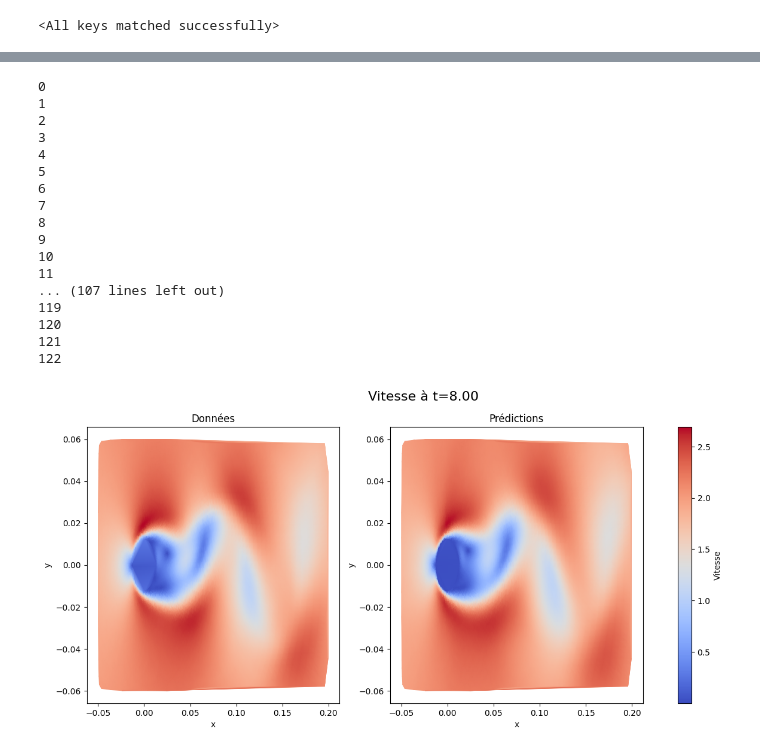
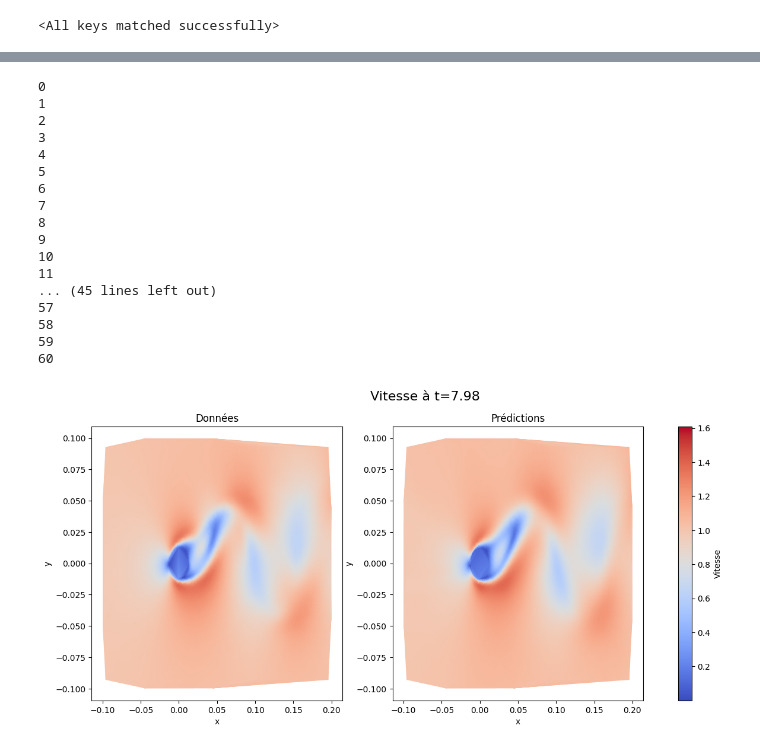
Before and after one commit to hpavy/21_moving_points, a Jupyter notebook: plot_data_ensemble.ipynb, the cells around one changed output, grey strips where cells are left out. Cells and saved outputs as stored; diff of their text form; code cells hidden in the pictures.

```diff
--- a/plot_data_ensemble.ipynb
+++ b/plot_data_ensemble.ipynb
@@ -15,13 +15,13 @@ with open("results/1_first_try" + "/hyper_param.json", "r") as file:
     hyper_param = json.load(file)
 
 model = PINNs(hyper_param)
-checkpoint = torch.load('results/1_first_try'+'/model_weights.pth', map_location=torch.device('cpu'))
+checkpoint = torch.load('results/1_first_try/epoch450'+'/model_weights.pth', map_location=torch.device('cpu'))
 model.load_state_dict(checkpoint['model_state_dict'])
 # %% [output]
 <All keys matched successfully>
 # %%
 param_adim = {
-    'V':2,
+    'V':1,
     'L':0.025,
     'rho': 1.2
 }
@@ -41,6 +41,9 @@ v_pred = (v_norm_pred*mean_std['v_std'] + mean_std['v_mean'])*param_adim['V']
 p_pred =( p_norm_pred*mean_std['p_std'] + mean_std['p_mean'])*((param_adim['L']**2) * param_adim['rho'])
 norme_vitesse_pred = np.sqrt(u_pred**2 + v_pred**2)
 # %%
+x_data = (X_full[:, 0]*mean_std['x_std'] + mean_std['x_mean'])*param_adim['L']
+y_data = (X_full[:, 1]*mean_std['y_std'] + mean_std['y_mean'])*param_adim['L']
+t_data = (X_full[:, 2]*mean_std['t_std'] + mean_std['t_mean'])*(param_adim['L']/param_adim['V'])
 u_data = (U_full[:,0]*mean_std['u_std'] + mean_std['u_mean'])*param_adim['V']
 v_data = (U_full[:,1]*mean_std['v_std'] + mean_std['v_mean'])*param_adim['V']
 p_data =( U_full[:,2]*mean_std['p_std'] + mean_std['p_mean'])*((param_adim['L']**2) * param_adim['rho'])
@@ -134,21 +137,21 @@ plot_flow(x_pred, y_pred, t_pred, p_data, p_pred, name_file= 'result_pression.gi
 # %%
-plot_flow(x_pred, y_pred, t_pred, norme_vitesse_data, norme_vitesse_pred, name_file= 'result_vitesse.gif', title='Vitesse', fps=5)
+plot_flow(x_data, y_data, t_data, norme_vitesse_data, norme_vitesse_pred, name_file= 'result_vitesse.gif', title='Vitesse', fps=5)
 # %% [output]
 0
 1
 2
 3
 4
 5
 6
 7
 8
 9
 10
 11
-... (107 lines left out)
-119
-120
-121
-122
+... (45 lines left out)
+57
+58
+59
+60
-[figure, old version]
+[figure, new version]
```
Also changed, not shown: parts of 1 cell of this notebook, 44 other files.
